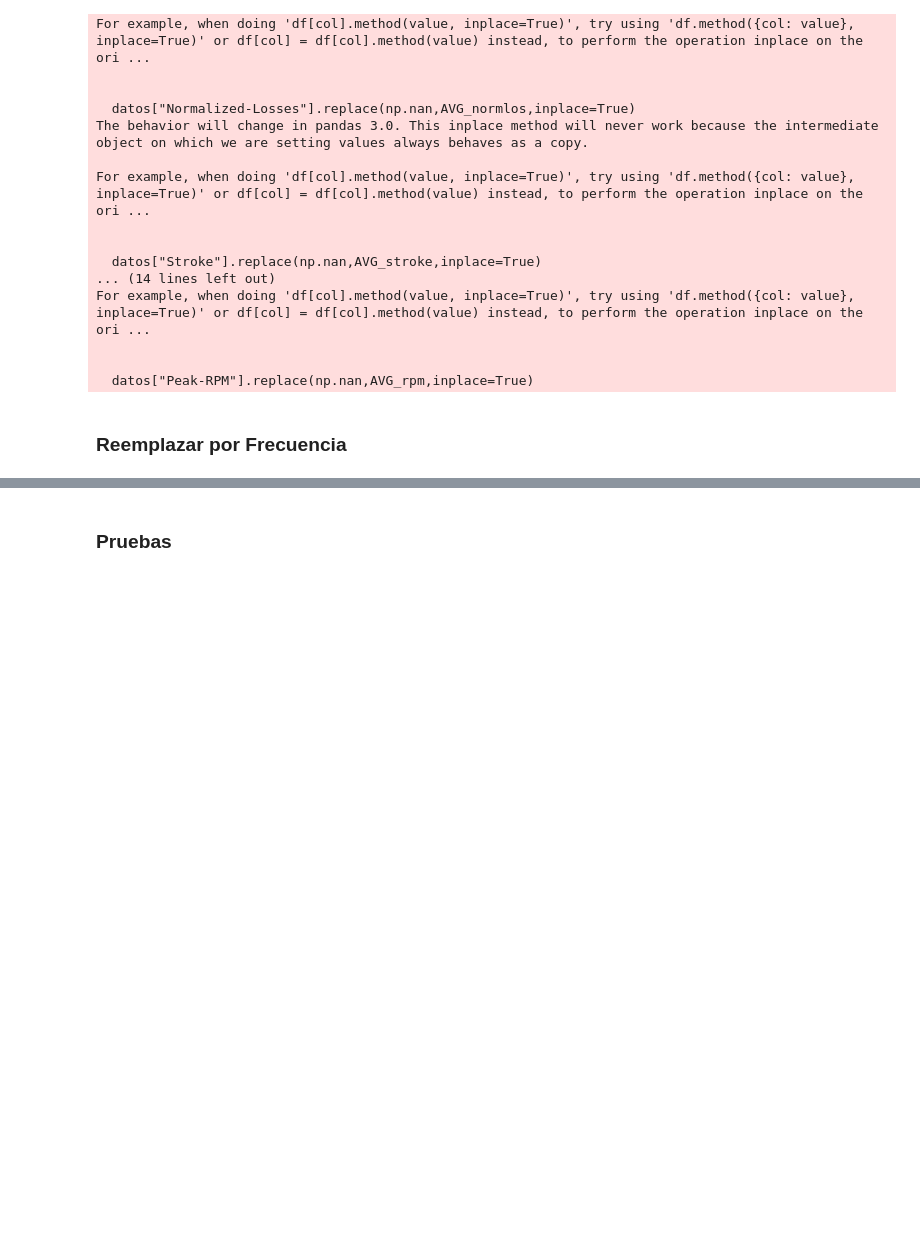
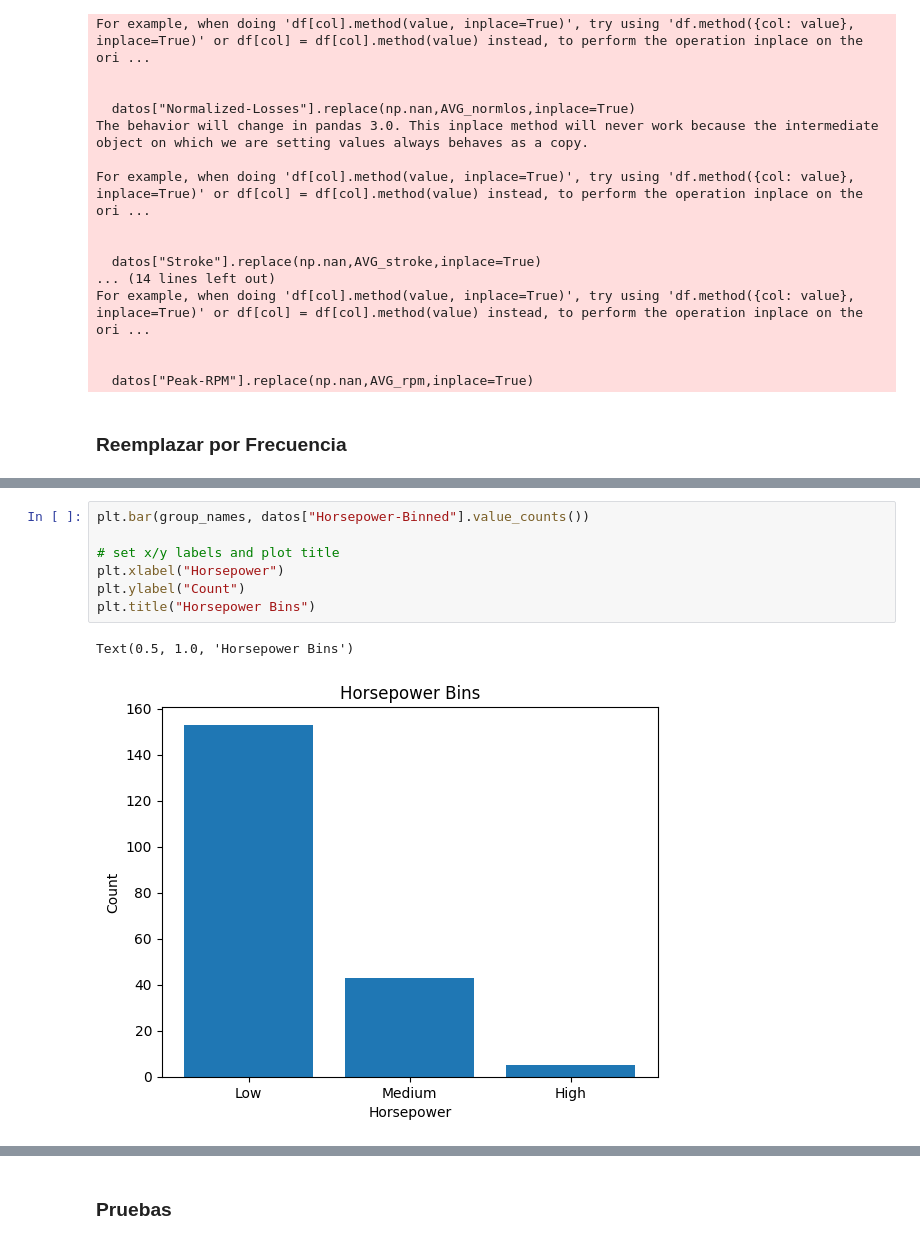
Before and after one commit to CRUBIOHE/Cursos, a Jupyter notebook: Curso_Python.ipynb, the cells around one changed output, grey strips where cells are left out. Drawn from its saved outputs; the diff is of its cells as text; blank space fills up the shorter version.

```diff
--- a/Curso_Python.ipynb
+++ b/Curso_Python.ipynb
@@ -120,0 +183,10 @@ datos["Num-of-Doors"]
+# %%
+plt.bar(group_names, datos["Horsepower-Binned"].value_counts())
+
+# set x/y labels and plot title
+plt.xlabel("Horsepower")
+plt.ylabel("Count")
+plt.title("Horsepower Bins")
+# %% [output]
+Text(0.5, 1.0, 'Horsepower Bins')
+[figure, added]
```
Also changed, not shown: parts of 17 cells of this notebook.
